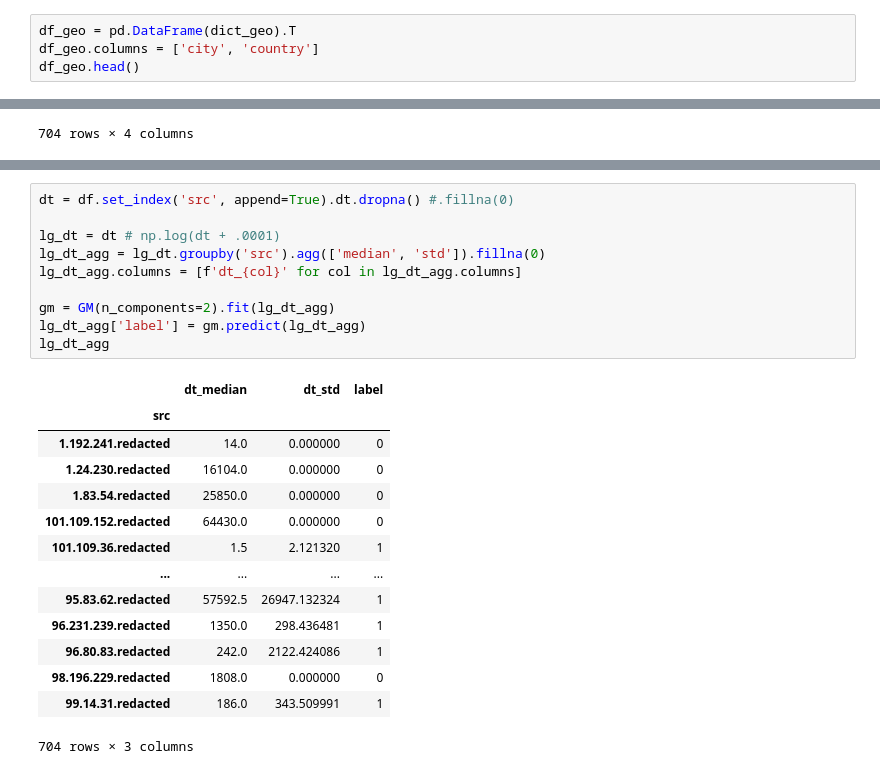
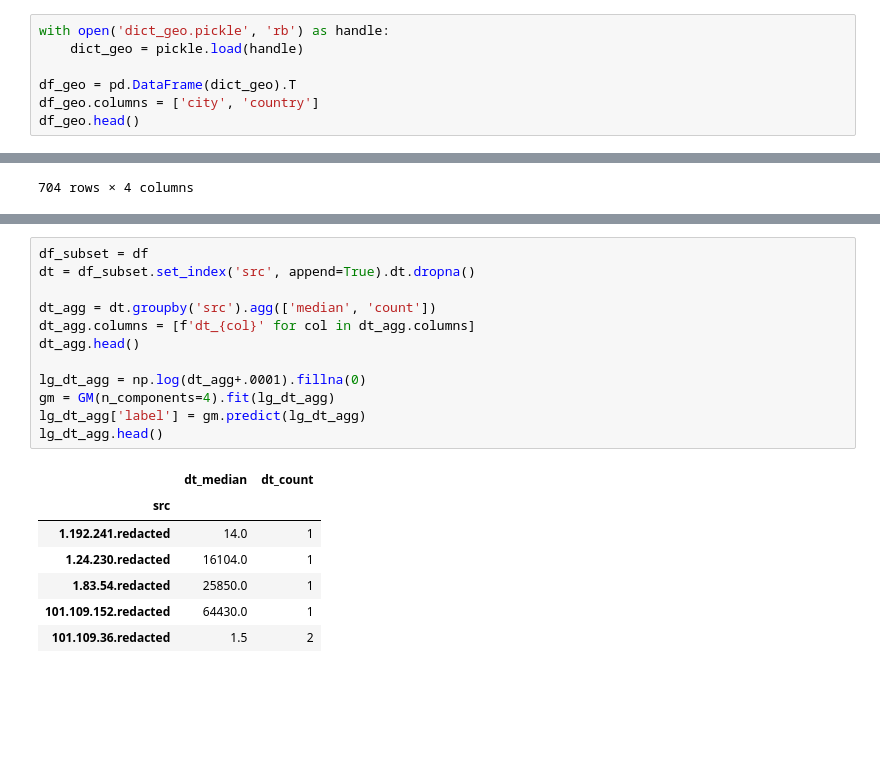
Before and after one commit to ArchieGertsman/ECE471-Project, a Jupyter notebook: analysis.ipynb, the cells around one changed output, grey strips where cells are left out. Saved outputs shown, nothing was run; the diff lists cells and outputs as text; blank space fills up the shorter version.

```diff
--- a/analysis.ipynb
+++ b/analysis.ipynb
@@ -69,6 +70,9 @@ dict_geo
  '101.109.208.redacted': ('Bangkok', 'TH'),
  ...}
 # %%
+with open('dict_geo.pickle', 'rb') as handle:
+    dict_geo = pickle.load(handle)
+
 df_geo = pd.DataFrame(dict_geo).T
 df_geo.columns = ['city', 'country']
 df_geo.head()
@@ -248,25 +185,20 @@ df_cluster
 # %%
-dt = df.set_index('src', append=True).dt.dropna() #.fillna(0)
+df_subset = df
+dt = df_subset.set_index('src', append=True).dt.dropna()
 
-lg_dt = dt # np.log(dt + .0001)
-lg_dt_agg = lg_dt.groupby('src').agg(['median', 'std']).fillna(0)
-lg_dt_agg.columns = [f'dt_{col}' for col in lg_dt_agg.columns]
+dt_agg = dt.groupby('src').agg(['median', 'count'])
+dt_agg.columns = [f'dt_{col}' for col in dt_agg.columns]
+dt_agg.head()
 
-gm = GM(n_components=2).fit(lg_dt_agg)
+lg_dt_agg = np.log(dt_agg+.0001).fillna(0)
+gm = GM(n_components=4).fit(lg_dt_agg)
 lg_dt_agg['label'] = gm.predict(lg_dt_agg)
-lg_dt_agg
+lg_dt_agg.head()
 # %% [output]
-|  | dt_median | dt_std | label |
-| src |  |  |  |
-| 1.192.241.redacted | 14.0 | 0.000000 | 0 |
-| 1.24.230.redacted | 16104.0 | 0.000000 | 0 |
-| 1.83.54.redacted | 25850.0 | 0.000000 | 0 |
-| 101.109.152.redacted | 64430.0 | 0.000000 | 0 |
-| 101.109.36.redacted | 1.5 | 2.121320 | 1 |
-| ... | ... | ... | ... |
-| 95.83.62.redacted | 57592.5 | 26947.132324 | 1 |
-| 96.231.239.redacted | 1350.0 | 298.436481 | 1 |
-| 96.80.83.redacted | 242.0 | 2122.424086 | 1 |
-| 98.196.229.redacted | 1808.0 | 0.000000 | 0 |
-| 99.14.31.redacted | 186.0 | 343.509991 | 1 |
+|  | dt_median | dt_count |
+| src |  |  |
+| 1.192.241.redacted | 14.0 | 1 |
+| 1.24.230.redacted | 16104.0 | 1 |
+| 1.83.54.redacted | 25850.0 | 1 |
+| 101.109.152.redacted | 64430.0 | 1 |
+| 101.109.36.redacted | 1.5 | 2 |
-704 rows × 3 columns
```
Also changed, not shown: parts of 35 cells of this notebook.
